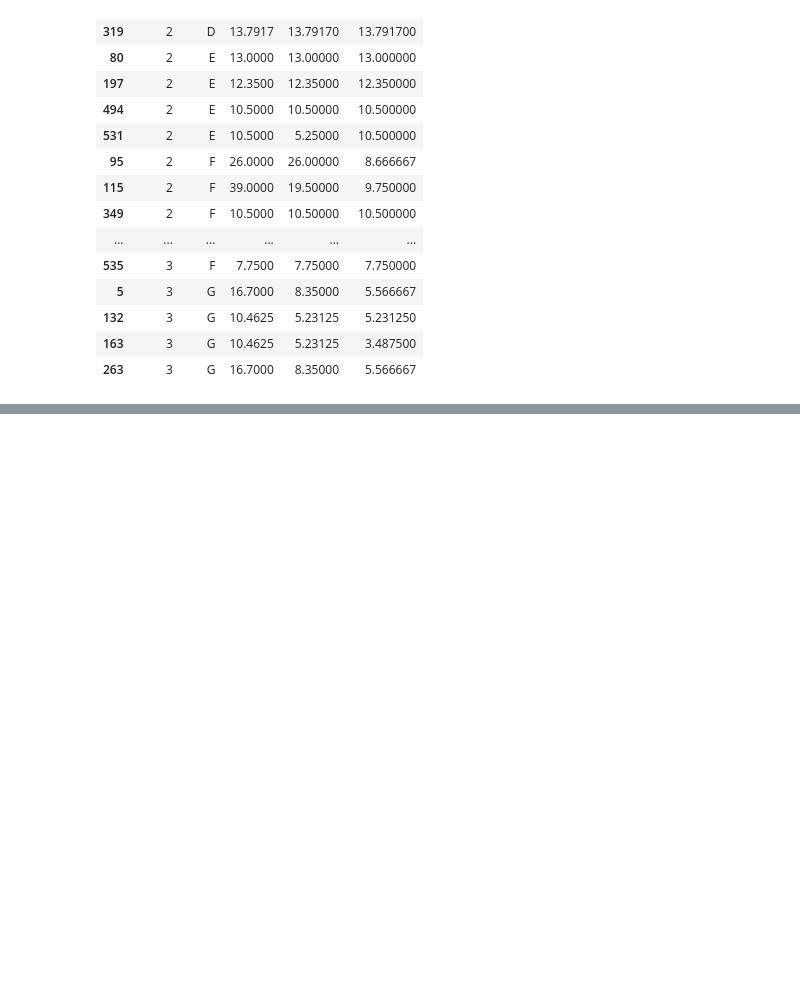
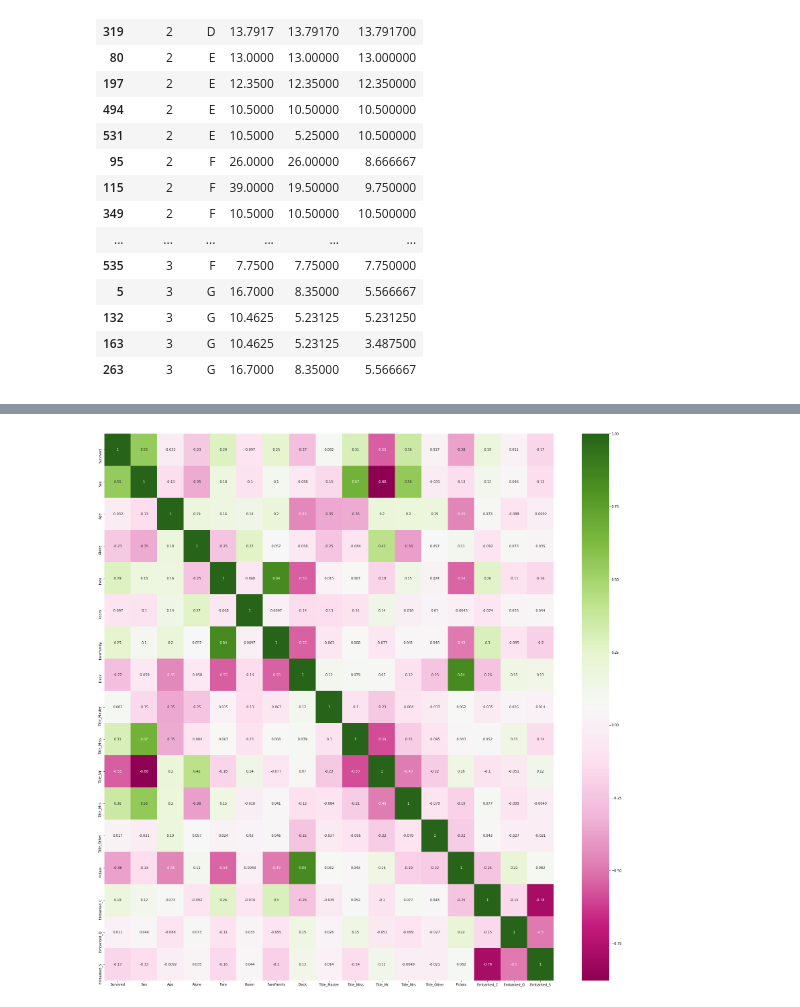
Before and after one commit to banderasz/KPMG, a Jupyter notebook: titanic.ipynb, the cells around one changed output, grey strips where cells are left out. Drawn from its saved outputs; the diff is of its cells as text; code cells hidden in the pictures; blank space fills up the shorter version.

```diff
--- a/titanic.ipynb
+++ b/titanic.ipynb
@@ -584,0 +875,9 @@ df_test.info()
+# %%
+df_train = transform_database(df_train_orig)
+df_test = transform_database(df_test_orig)
+
+df_train_num = break_categorical_convert_to_num(df_train)
+df_test_num = break_categorical_convert_to_num(df_test)
+
+df_train_cat = break_categorical(df_train)
+df_test_cat = break_categorical(df_test)
@@ -584,0 +896,7 @@ df_test.info()
+# %%
+corrMatrix = df_train_num.corr()
+plt.figure(figsize=(30,30))
+sn.heatmap(corrMatrix, annot=True, cmap="PiYG")
+plt.show()
+# %% [output]
+[figure, added]
```
Also changed, not shown: parts of 78 cells of this notebook.
